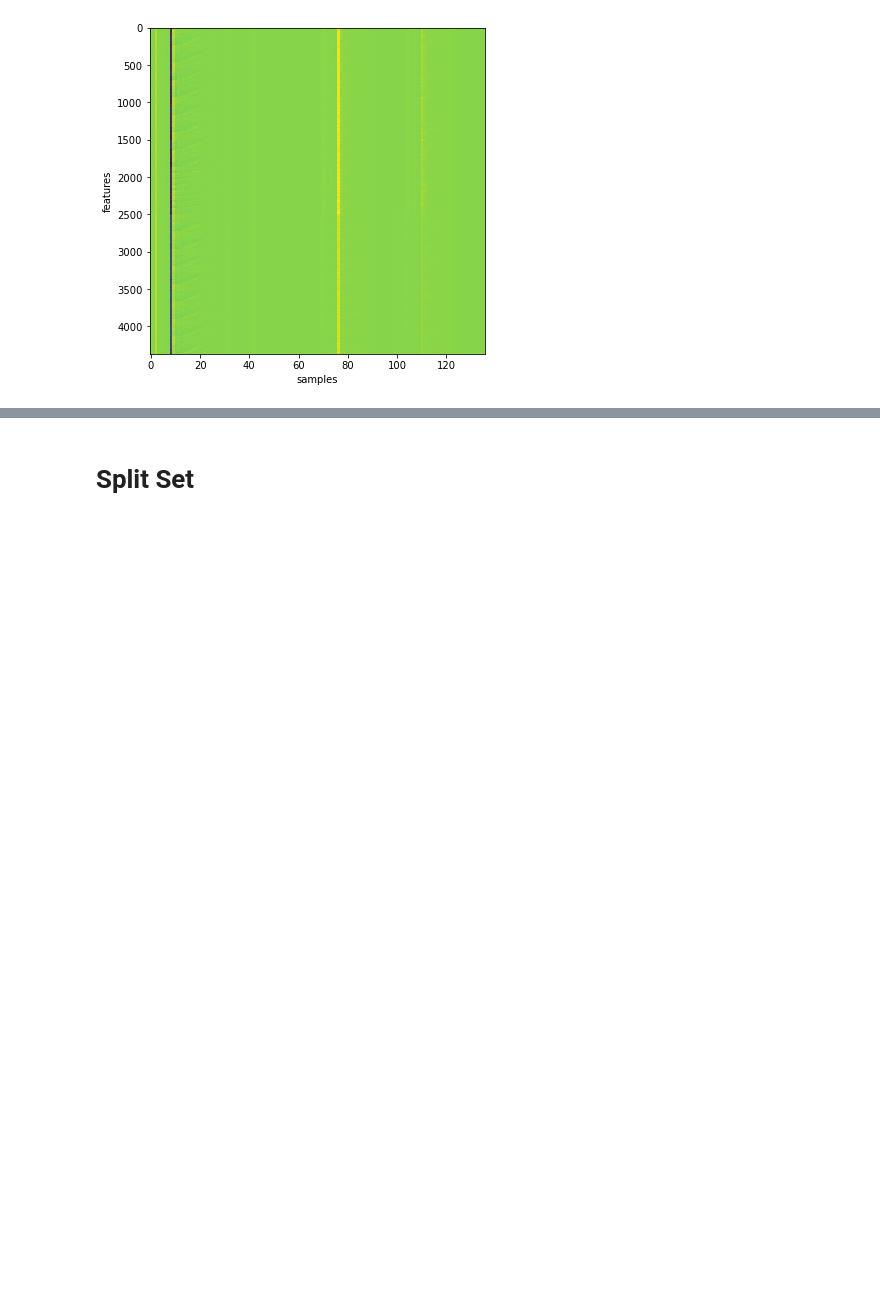
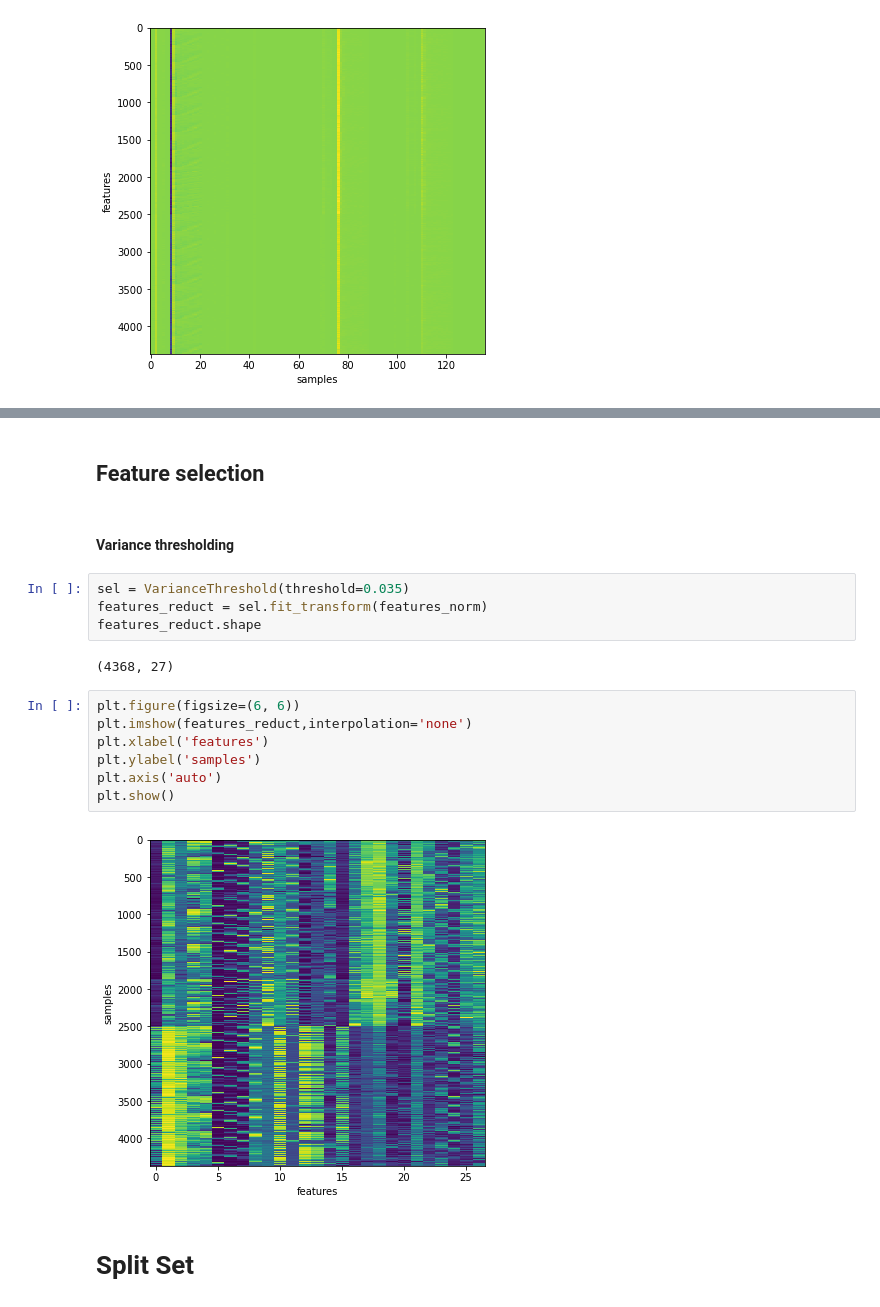
Before and after one commit to Brugio96/CLMS-1st-homework, a Jupyter notebook: HW1_Claudio - Liuk.ipynb, the cells around one changed output, grey strips where cells are left out. Drawn from its saved outputs; the diff is of its cells as text; blank space fills up the shorter version.

```diff
--- a/HW1_Claudio - Liuk.ipynb
+++ b/HW1_Claudio - Liuk.ipynb
@@ -245,4 +251,23 @@ plt.axis('auto')
 [figure]
+# %% [markdown]
+## Feature selection
+# %% [markdown]
+#### Variance thresholding
+# %%
+sel = VarianceThreshold(threshold=0.035)
+features_reduct = sel.fit_transform(features_norm)
+features_reduct.shape
+# %% [output]
+(4368, 27)
+# %%
+plt.figure(figsize=(6, 6))
+plt.imshow(features_reduct,interpolation='none')
+plt.xlabel('features')
+plt.ylabel('samples')
+plt.axis('auto')
+plt.show()
+# %% [output]
+[figure, added]
 # %% [markdown]
 # Split Set
 # %%
```
Also changed, not shown: parts of 8 cells of this notebook, 1 other file.
